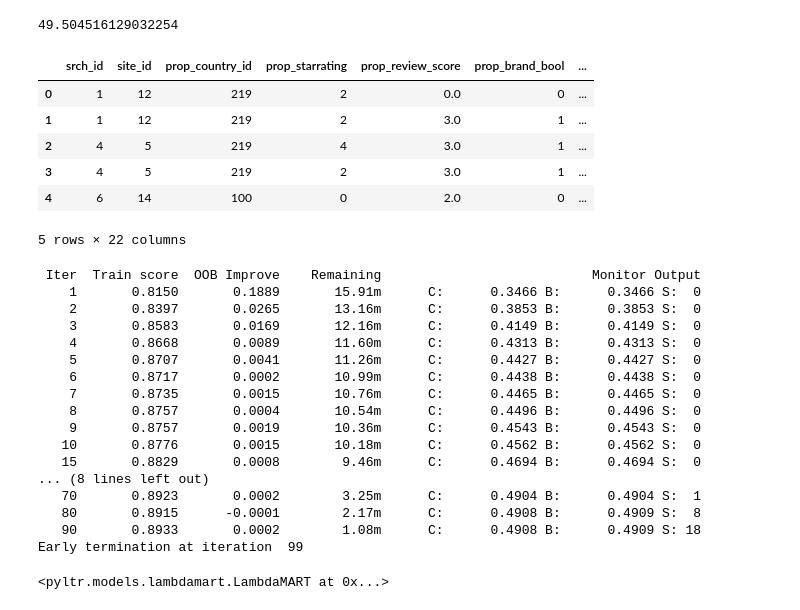
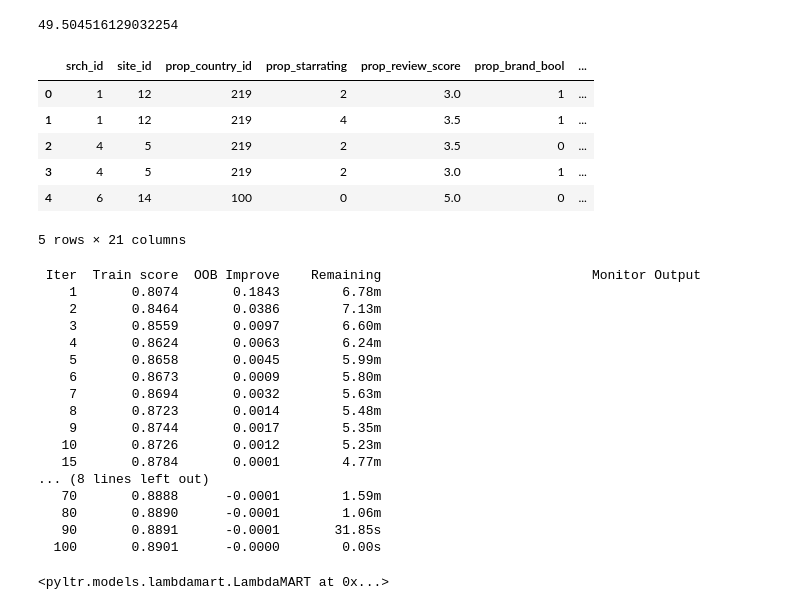
Before and after one commit to awday/DMT-23, a Jupyter notebook: Assignment2/LambdaMART/Pipeline.ipynb, the cells around one changed output. Drawn from its saved outputs; the diff is of its cells as text; code cells hidden in the pictures.

```diff
--- a/Assignment2/LambdaMART/Pipeline.ipynb
+++ b/Assignment2/LambdaMART/Pipeline.ipynb
@@ -70,26 +70,26 @@ for df in [_train, _val, _test, test]:
 # %%
 # Select properties we care about (kind of arbitrary right now)
 features = ["srch_id", "site_id", "prop_country_id", "prop_starrating", "prop_review_score", "prop_brand_bool",
             "prop_location_score1", "prop_location_score2", "price_usd", "promotion_flag", "srch_destination_id",
             "srch_length_of_stay", "srch_adults_count", "srch_children_count", "srch_room_count",
-            "prop_starrating_median", "prop_starrating_mean"
+            "prop_starrating_median", "prop_starrating_mean",
             "price_usd_median", "price_usd_mean", "price_usd_diff",
             "relevance"]
 
 _train = _train[features]
 _val = _val[features]
 _test = _test[features]
 test = test[features[0:-1]]
 
 _train.head()
 # %% [output]
 |  | srch_id | site_id | prop_country_id | prop_starrating | prop_review_score | prop_brand_bool | ... |
-| 0 | 1 | 12 | 219 | 2 | 0.0 | 0 | ... |
-| 1 | 1 | 12 | 219 | 2 | 3.0 | 1 | ... |
-| 2 | 4 | 5 | 219 | 4 | 3.0 | 1 | ... |
+| 0 | 1 | 12 | 219 | 2 | 3.0 | 1 | ... |
+| 1 | 1 | 12 | 219 | 4 | 3.5 | 1 | ... |
+| 2 | 4 | 5 | 219 | 2 | 3.5 | 0 | ... |
 | 3 | 4 | 5 | 219 | 2 | 3.0 | 1 | ... |
-| 4 | 6 | 14 | 100 | 0 | 2.0 | 0 | ... |
+| 4 | 6 | 14 | 100 | 0 | 5.0 | 0 | ... |
-5 rows × 22 columns
+5 rows × 21 columns
 # %%
 def split_X_y_qids(df):
     X = df.drop(["srch_id", "relevance"], axis=1)
@@ -117,25 +117,25 @@ model = pyltr.models.LambdaMART(
     min_samples_leaf=64,
     verbose=1
 )
-model.fit(TX, Ty, Tqids, monitor=monitor)
+model.fit(TX, Ty, Tqids)
 # %% [output]
  Iter  Train score  OOB Improve    Remaining                           Monitor Output
-    1       0.8150       0.1889       15.91m      C:      0.3466 B:      0.3466 S:  0
-    2       0.8397       0.0265       13.16m      C:      0.3853 B:      0.3853 S:  0
-    3       0.8583       0.0169       12.16m      C:      0.4149 B:      0.4149 S:  0
-    4       0.8668       0.0089       11.60m      C:      0.4313 B:      0.4313 S:  0
-    5       0.8707       0.0041       11.26m      C:      0.4427 B:      0.4427 S:  0
-    6       0.8717       0.0002       10.99m      C:      0.4438 B:      0.4438 S:  0
-    7       0.8735       0.0015       10.76m      C:      0.4465 B:      0.4465 S:  0
-    8       0.8757       0.0004       10.54m      C:      0.4496 B:      0.4496 S:  0
-    9       0.8757       0.0019       10.36m      C:      0.4543 B:      0.4543 S:  0
-   10       0.8776       0.0015       10.18m      C:      0.4562 B:      0.4562 S:  0
-   15       0.8829       0.0008        9.46m      C:      0.4694 B:      0.4694 S:  0
+    1       0.8074       0.1843        6.78m
+    2       0.8464       0.0386        7.13m
+    3       0.8559       0.0097        6.60m
+    4       0.8624       0.0063        6.24m
+    5       0.8658       0.0045        5.99m
+    6       0.8673       0.0009        5.80m
+    7       0.8694       0.0032        5.63m
+    8       0.8723       0.0014        5.48m
+    9       0.8744       0.0017        5.35m
+   10       0.8726       0.0012        5.23m
+   15       0.8784       0.0001        4.77m
 ... (8 lines left out)
-   70       0.8923       0.0002        3.25m      C:      0.4904 B:      0.4904 S:  1
-   80       0.8915      -0.0001        2.17m      C:      0.4908 B:      0.4909 S:  8
-   90       0.8933       0.0002        1.08m      C:      0.4908 B:      0.4909 S: 18
-Early termination at iteration  99
+   70       0.8888      -0.0001        1.59m
+   80       0.8890      -0.0001        1.06m
+   90       0.8891      -0.0001       31.85s
+  100       0.8901      -0.0000        0.00s
 <pyltr.models.lambdamart.LambdaMART at 0x...>
 # %%
 # Test model locally
```
Also changed, not shown: parts of 3 cells of this notebook, 4 other files.
